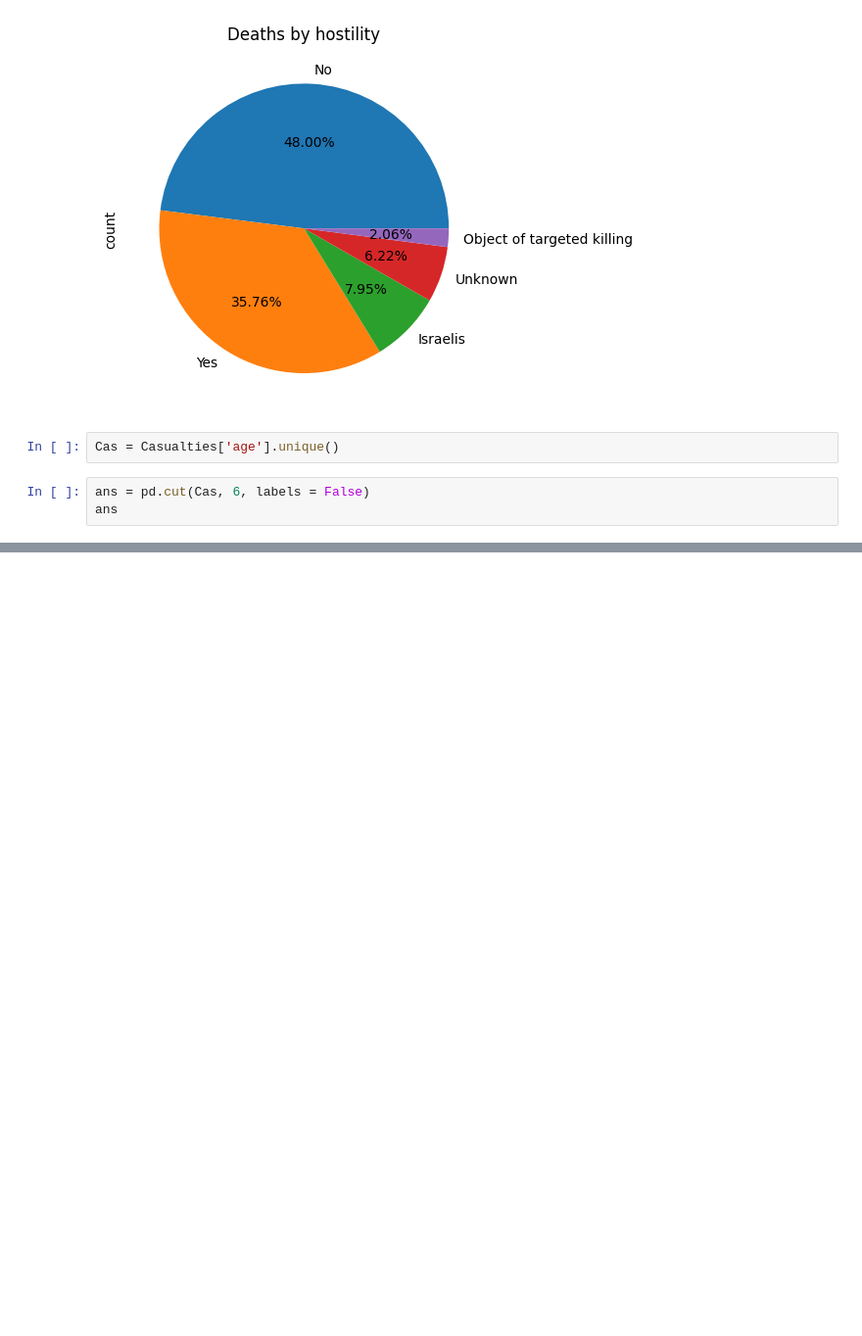
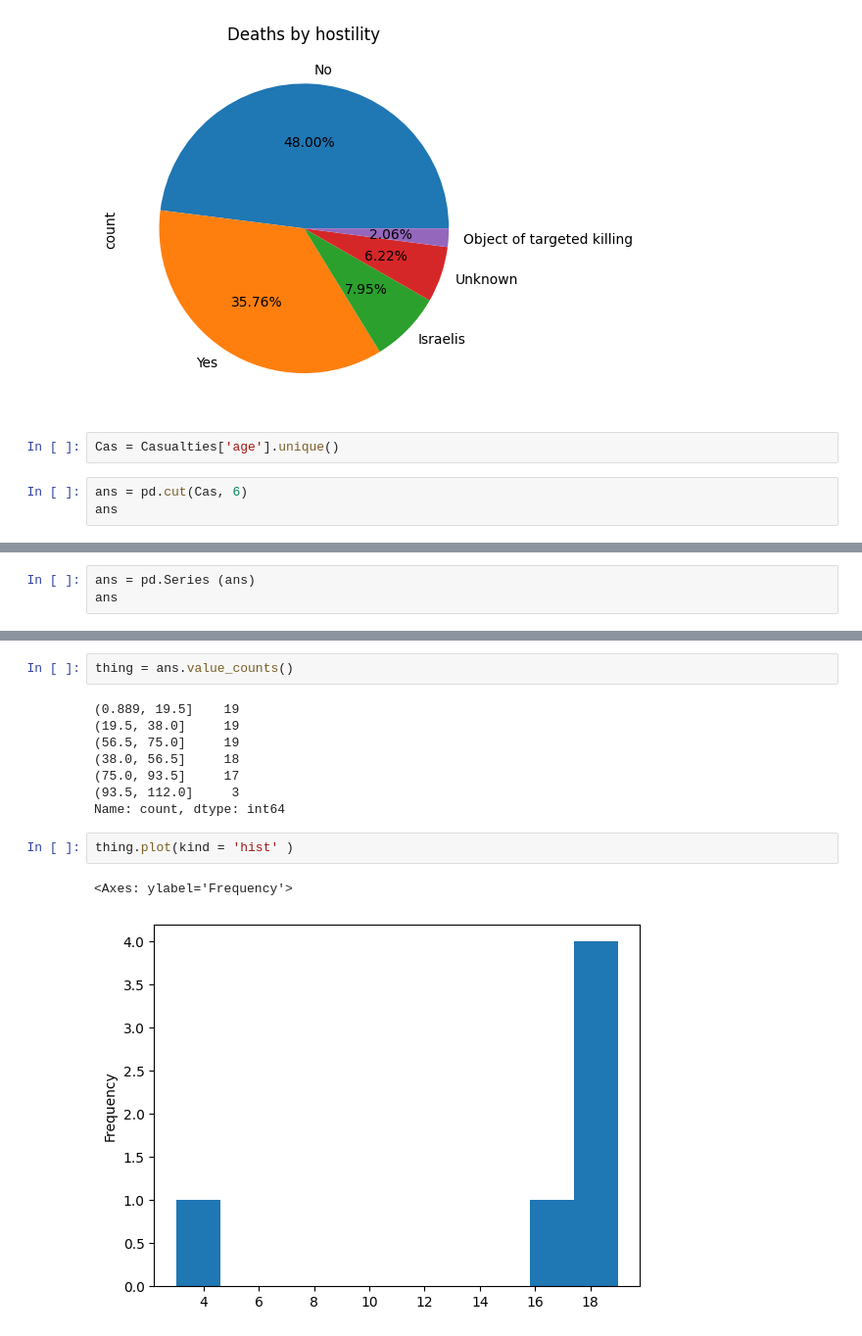
Before and after one commit to PeleKempf/Probable-Garbanzo, a Jupyter notebook: Workin.ipynb, the cells around one changed output, grey strips where cells are left out. Shown: that part at 98% size. Drawn from its saved outputs; the diff is of its cells as text; blank space fills up the shorter version.

```diff
--- a/Workin.ipynb
+++ b/Workin.ipynb
@@ -55,6 +55,6 @@ Casualties['hostile'].value_counts().plot(kind = 'pie', autopct = '%.2f%%', titl
 # %%
 Cas = Casualties['age'].unique()
 # %%
-ans = pd.cut(Cas, 6, labels = False)
+ans = pd.cut(Cas, 6)
 ans
 # %% [output]
@@ -76,0 +64,3 @@ ValueError: plot kind scatter can only be used for data frames
+# %%
+ans = pd.Series (ans)
+ans
@@ -76,0 +81,15 @@ ValueError: plot kind scatter can only be used for data frames
+# %%
+thing = ans.value_counts()
+# %% [output]
+(0.889, 19.5]    19
+(19.5, 38.0]     19
+(56.5, 75.0]     19
+(38.0, 56.5]     18
+(75.0, 93.5]     17
+(93.5, 112.0]     3
+Name: count, dtype: int64
+# %%
+thing.plot(kind = 'hist' )
+# %% [output]
+<Axes: ylabel='Frequency'>
+[figure, added]
```
Also changed, not shown: parts of 4 cells of this notebook.
